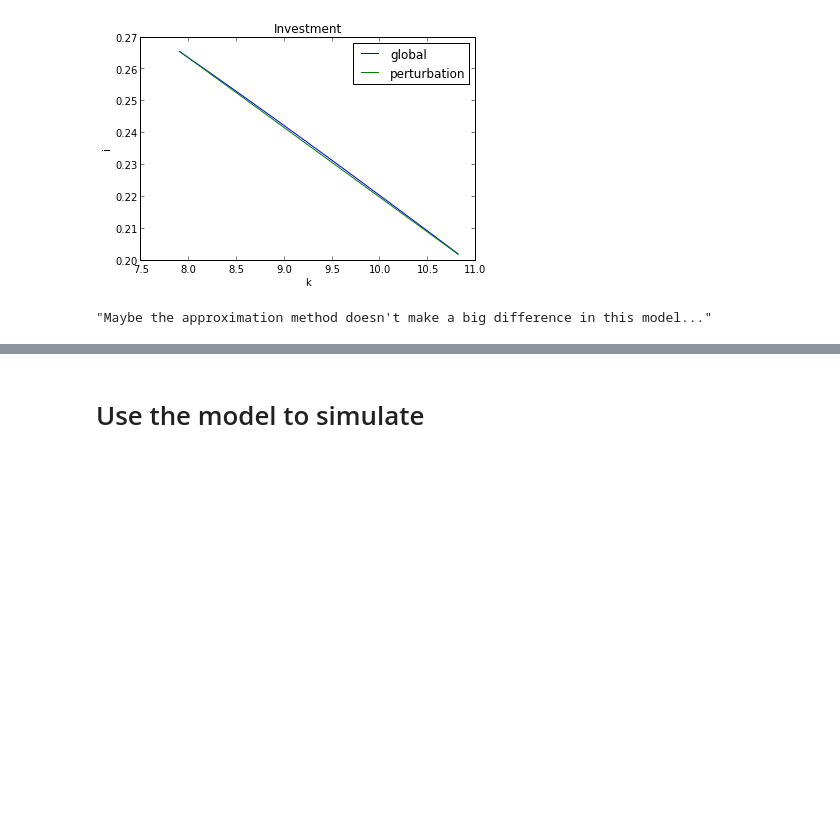
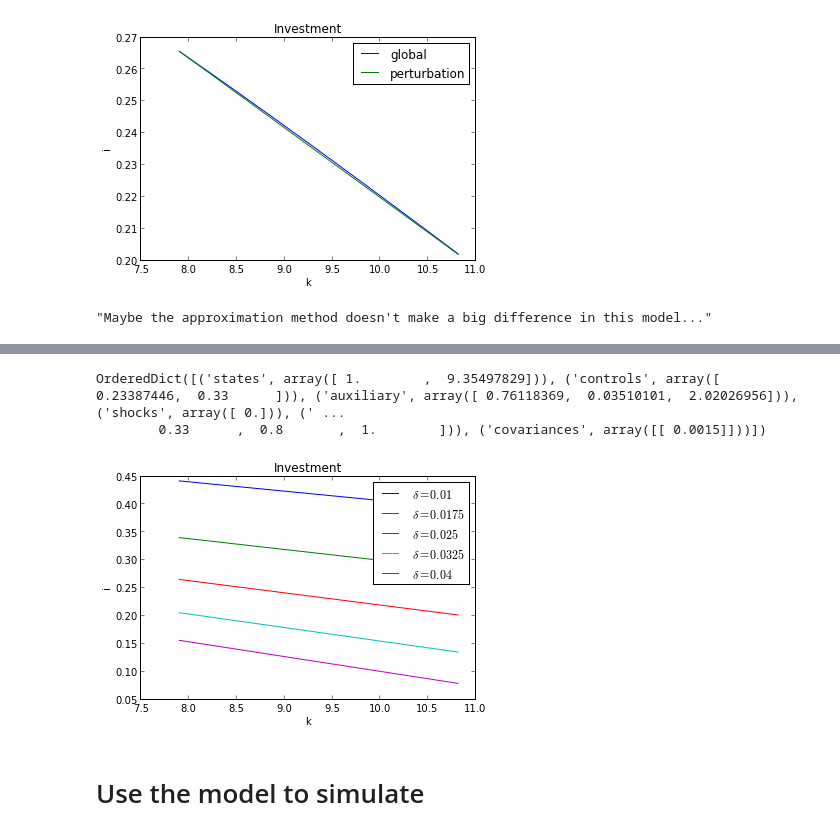
Before and after one commit to EconForge/dolo.py, a Jupyter notebook: examples/notebooks/rbc_model.ipynb, the cells around one changed output, grey strips where cells are left out. Cells and saved outputs as stored; diff of their text form; code cells hidden in the pictures; blank space fills up the shorter version.

Commit message:
Updated rbc notebook and simulations to use new symbolic model.

```diff
--- a/examples/notebooks/rbc_model.ipynb
+++ b/examples/notebooks/rbc_model.ipynb
@@ -72,3 +123,24 @@ display("Maybe the approximation method doesn't make a big difference in this mo
+# %%
+model.calibration
+# %% [output]
+OrderedDict([('states', array([ 1.        ,  9.35497829])), ('controls', array([ 0.23387446,  0.33      ])), ('auxiliary', array([ 0.76118369,  0.03510101,  2.02026956])), ('shocks', array([ 0.])), (' ...
+        0.33      ,  0.8       ,  1.        ])), ('covariances', array([[ 0.0015]]))])
+# %%
+model2 = model.copy() # to avoid changing the values in the original model
+drs = []
+values = linspace(0.01, 0.04,5)
+for val in values:
+    model2.set_calibration({'delta':val})
+    drs.append(approximate_controls(model2))
+# %%
+for i,dr in enumerate(drs):
+    plot_decision_rule(model, dr, 'k', 'i', label='$\delta={}$'.format(values[i]), bounds=bounds)
+ylabel('i')
+title('Investment')
+legend()
+show()
+# %% [output]
+[figure, added]
 # %% [markdown]
 # Use the model to simulate
 # %%
```
Also changed, not shown: parts of 7 cells of this notebook, 1 other file.
